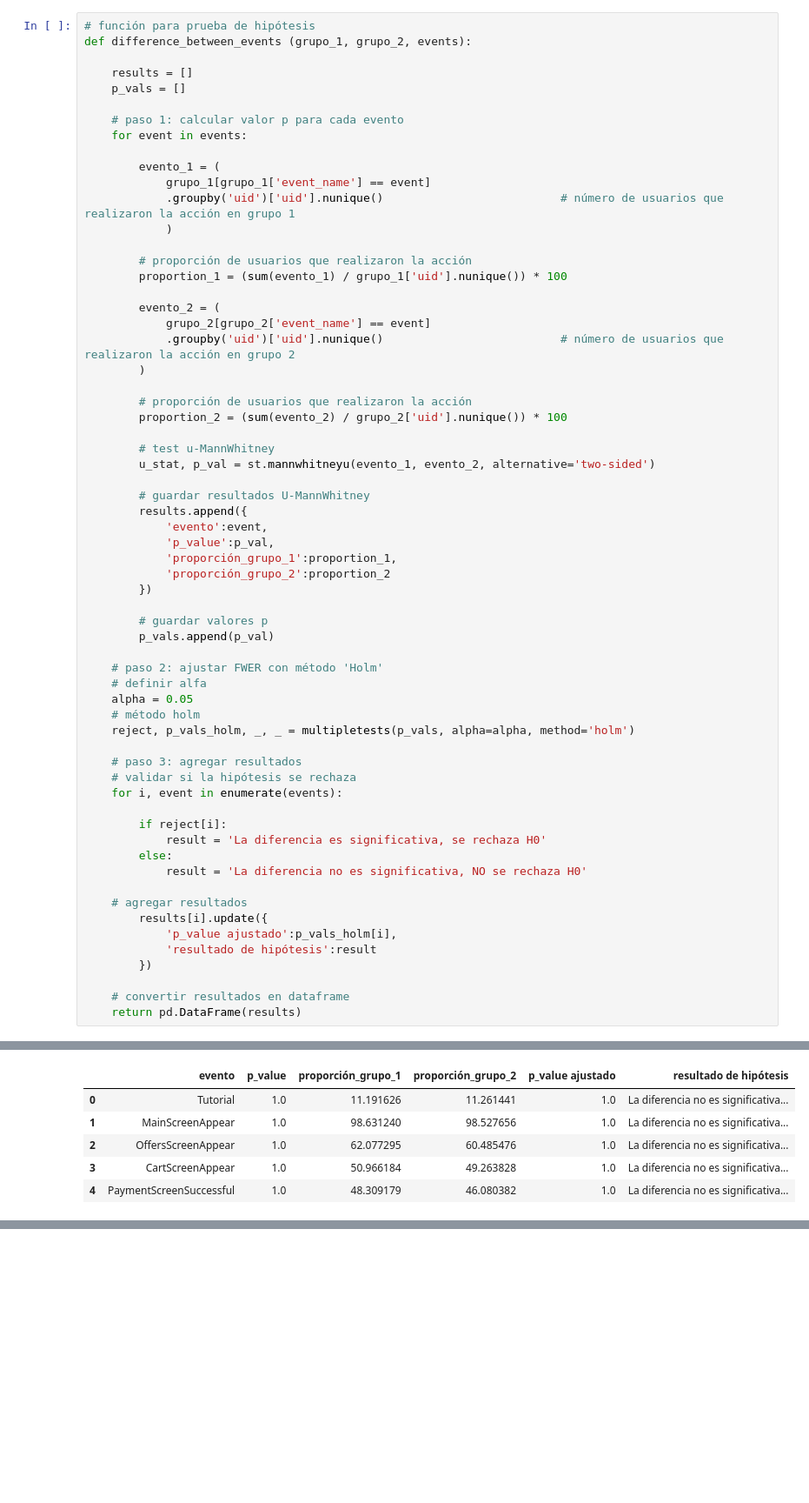
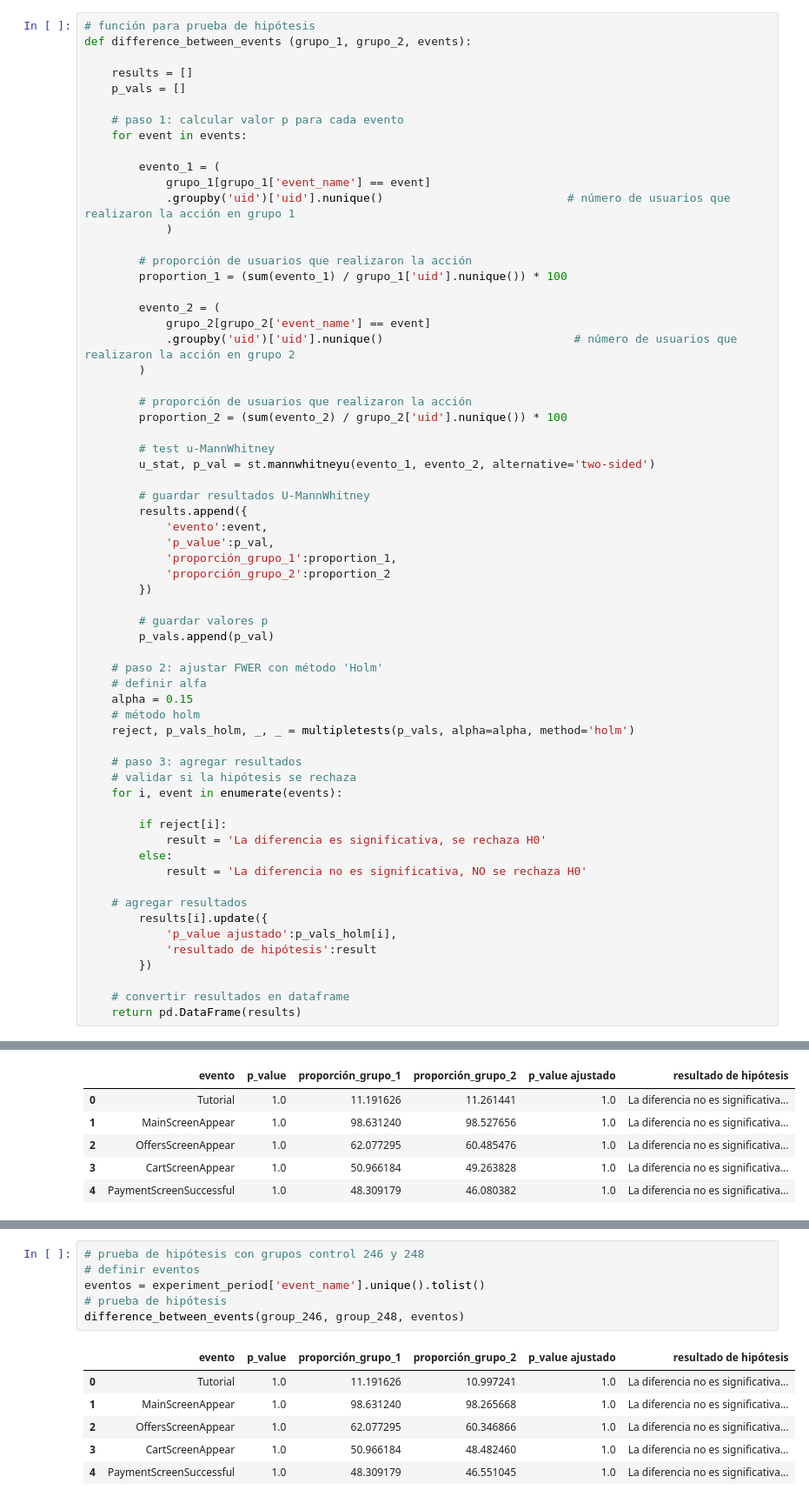
Before and after one commit to XivxnX/analisis_food-store, a Jupyter notebook: analisis_food-store.ipynb, the cells around one changed output, grey strips where cells are left out. Shown at 87% size. Cells and saved outputs as stored; diff of their text form; blank space fills up the shorter version.

Commit message:
Update análisis del experimento A/A/B: hipótesis de grupos con variante

```diff
--- a/analisis_food-store.ipynb
+++ b/analisis_food-store.ipynb
@@ -384,7 +384,7 @@ def difference_between_events (grupo_1, grupo_2, events):
 
         evento_1 = (
             grupo_1[grupo_1['event_name'] == event]
-            .groupby('uid')['uid'].nunique()                          # número de usuarios que realizaron la acción en grupo 1
+            .groupby('uid')['uid'].nunique()                           # número de usuarios que realizaron la acción en grupo 1
             )
 
         # proporción de usuarios que realizaron la acción
@@ -392,7 +392,7 @@ def difference_between_events (grupo_1, grupo_2, events):
 
         evento_2 = (
             grupo_2[grupo_2['event_name'] == event]
-            .groupby('uid')['uid'].nunique()                          # número de usuarios que realizaron la acción en grupo 2
+            .groupby('uid')['uid'].nunique()                            # número de usuarios que realizaron la acción en grupo 2
         )
 
         # proporción de usuarios que realizaron la acción
@@ -414,7 +414,7 @@ def difference_between_events (grupo_1, grupo_2, events):
 
     # paso 2: ajustar FWER con método 'Holm'
     # definir alfa
-    alpha = 0.05
+    alpha = 0.15
     # método holm
     reject, p_vals_holm, _, _ = multipletests(p_vals, alpha=alpha, method='holm')
 
@@ -458,0 +474,13 @@ difference_between_events(group_246, group_247, eventos)
+# %%
+# prueba de hipótesis con grupos control 246 y 248
+# definir eventos
+eventos = experiment_period['event_name'].unique().tolist()
+# prueba de hipótesis
+difference_between_events(group_246, group_248, eventos)
+# %% [output]
+|  | evento | p_value | proporción_grupo_1 | proporción_grupo_2 | p_value ajustado | resultado de hipótesis |
+| 0 | Tutorial | 1.0 | 11.191626 | 10.997241 | 1.0 | La diferencia no es significativa... |
+| 1 | MainScreenAppear | 1.0 | 98.631240 | 98.265668 | 1.0 | La diferencia no es significativa... |
+| 2 | OffersScreenAppear | 1.0 | 62.077295 | 60.346866 | 1.0 | La diferencia no es significativa... |
+| 3 | CartScreenAppear | 1.0 | 50.966184 | 48.482460 | 1.0 | La diferencia no es significativa... |
+| 4 | PaymentScreenSuccessful | 1.0 | 48.309179 | 46.551045 | 1.0 | La diferencia no es significativa... |
```
Also changed, not shown: parts of 7 cells of this notebook.
